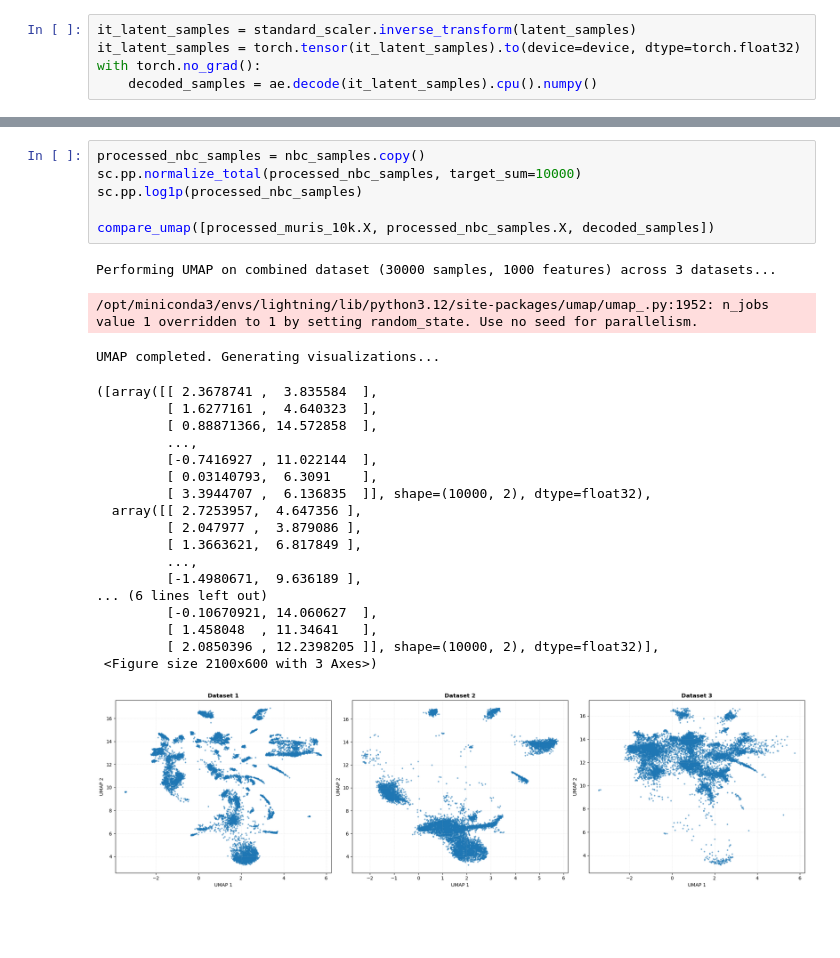
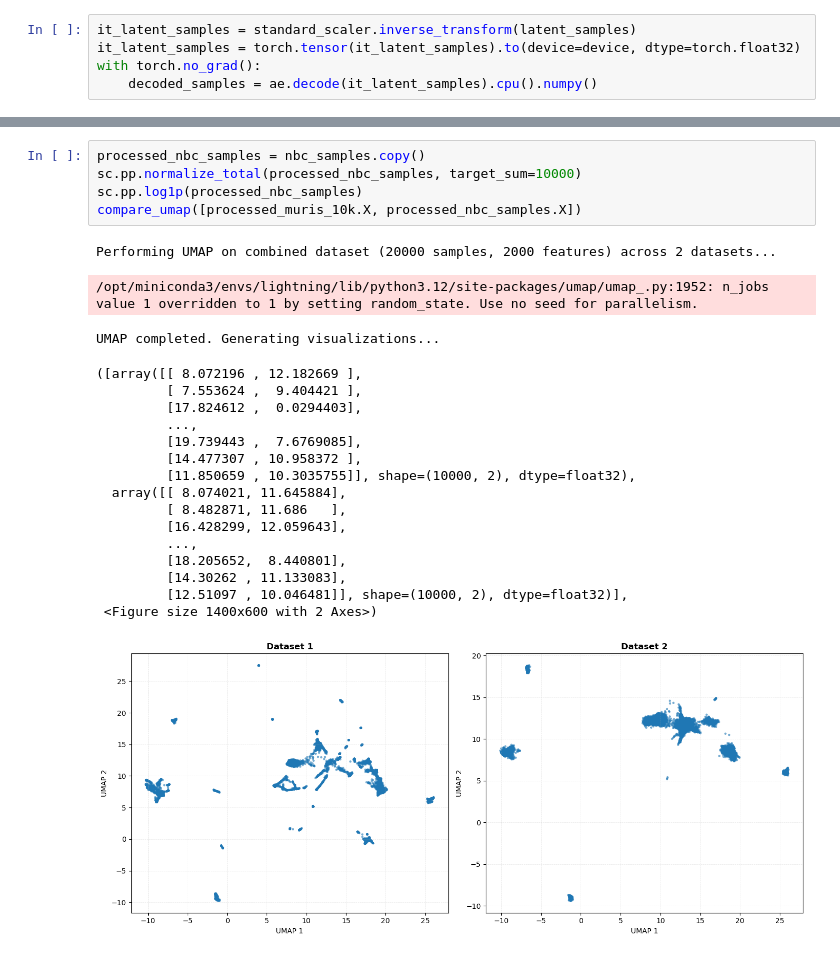
Before and after one commit to LangtianM/scDeepSim, a Jupyter notebook: experiments/sim_bottleneck.ipynb, the cells around one changed output, grey strips where cells are left out. Drawn from its saved outputs; the diff is of its cells as text; blank space fills up the shorter version.

```diff
--- a/experiments/sim_bottleneck.ipynb
+++ b/experiments/sim_bottleneck.ipynb
@@ -259,28 +237,25 @@ UMAP completed. Generating visualizations...
 # %%
 processed_nbc_samples = nbc_samples.copy()
 sc.pp.normalize_total(processed_nbc_samples, target_sum=10000)
 sc.pp.log1p(processed_nbc_samples)
-
-compare_umap([processed_muris_10k.X, processed_nbc_samples.X, decoded_samples])
+compare_umap([processed_muris_10k.X, processed_nbc_samples.X])
 # %% [output]
-Performing UMAP on combined dataset (30000 samples, 1000 features) across 3 datasets...
+Performing UMAP on combined dataset (20000 samples, 2000 features) across 2 datasets...
 /opt/miniconda3/envs/lightning/lib/python3.12/site-packages/umap/umap_.py:1952: n_jobs value 1 overridden to 1 by setting random_state. Use no seed for parallelism.
 UMAP completed. Generating visualizations...
-([array([[ 2.3678741 ,  3.835584  ],
-         [ 1.6277161 ,  4.640323  ],
-         [ 0.88871366, 14.572858  ],
+([array([[ 8.072196 , 12.182669 ],
+         [ 7.553624 ,  9.404421 ],
+         [17.824612 ,  0.0294403],
          ...,
-         [-0.7416927 , 11.022144  ],
-         [ 0.03140793,  6.3091    ],
-         [ 3.3944707 ,  6.136835  ]], shape=(10000, 2), dtype=float32),
-  array([[ 2.7253957,  4.647356 ],
-         [ 2.047977 ,  3.879086 ],
-         [ 1.3663621,  6.817849 ],
+         [19.739443 ,  7.6769085],
+         [14.477307 , 10.958372 ],
+         [11.850659 , 10.3035755]], shape=(10000, 2), dtype=float32),
+  array([[ 8.074021, 11.645884],
+         [ 8.482871, 11.686   ],
+         [16.428299, 12.059643],
          ...,
-         [-1.4980671,  9.636189 ],
-... (6 lines left out)
-         [-0.10670921, 14.060627  ],
-         [ 1.458048  , 11.34641   ],
-         [ 2.0850396 , 12.2398205 ]], shape=(10000, 2), dtype=float32)],
- <Figure size 2100x600 with 3 Axes>)
+         [18.205652,  8.440801],
+         [14.30262 , 11.133083],
+         [12.51097 , 10.046481]], shape=(10000, 2), dtype=float32)],
+ <Figure size 1400x600 with 2 Axes>)
-[figure, old version]
+[figure, new version]
```
Also changed, not shown: parts of 14 cells of this notebook, 6 other files.
